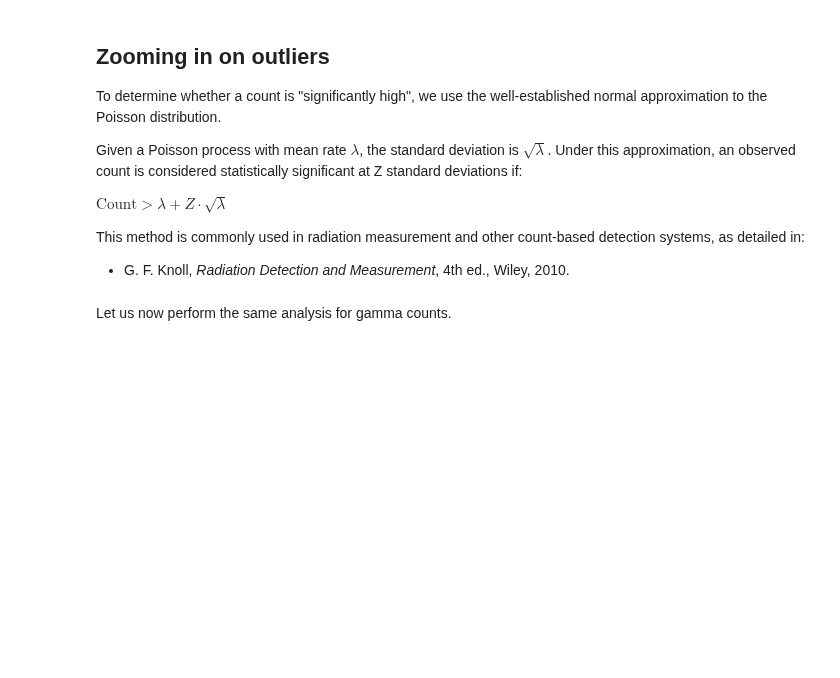
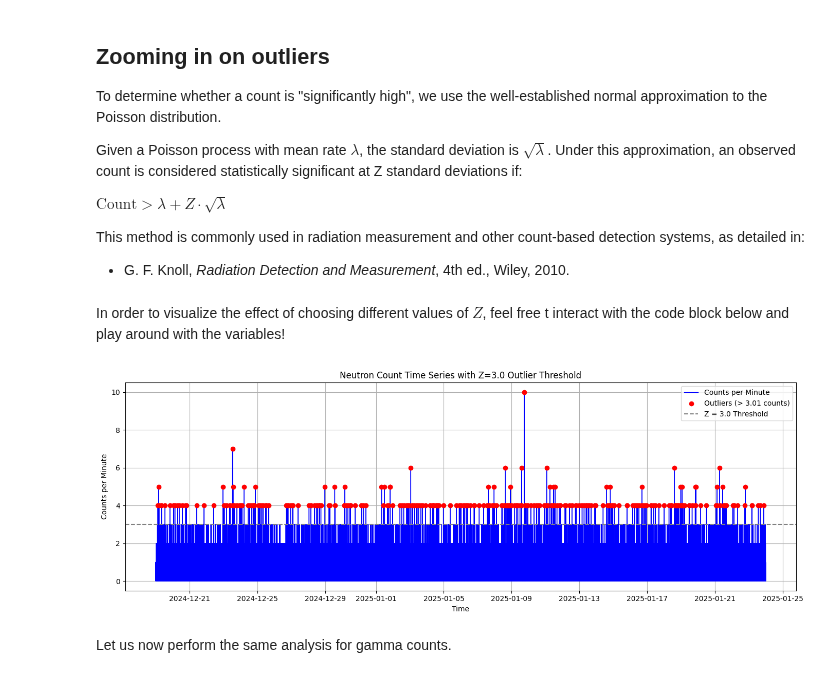
Before and after one commit to project-ida/arpa-e-experiments, a Jupyter notebook: tutorials/Eljen-Background-Characterization.ipynb, the cells around one changed output. Cells and saved outputs as stored; diff of their text form; code cells hidden in the pictures; blank space fills up the shorter version.

```diff
--- a/tutorials/Eljen-Background-Characterization.ipynb
+++ b/tutorials/Eljen-Background-Characterization.ipynb
@@ -271,3 +261,9 @@ display(z_slider, interactive_plot)
+# %% [markdown]
+In order to visualize the effect of choosing different values of $Z$, feel free t interact with the code block below and play around with the variables!
+# %%
+plot_outliers(Z=3)
+# %% [output]
+[figure, added]
 # %% [markdown]
 Let us now perform the same analysis for gamma counts.
 # %%
```
Also changed, not shown: parts of 6 cells of this notebook.
